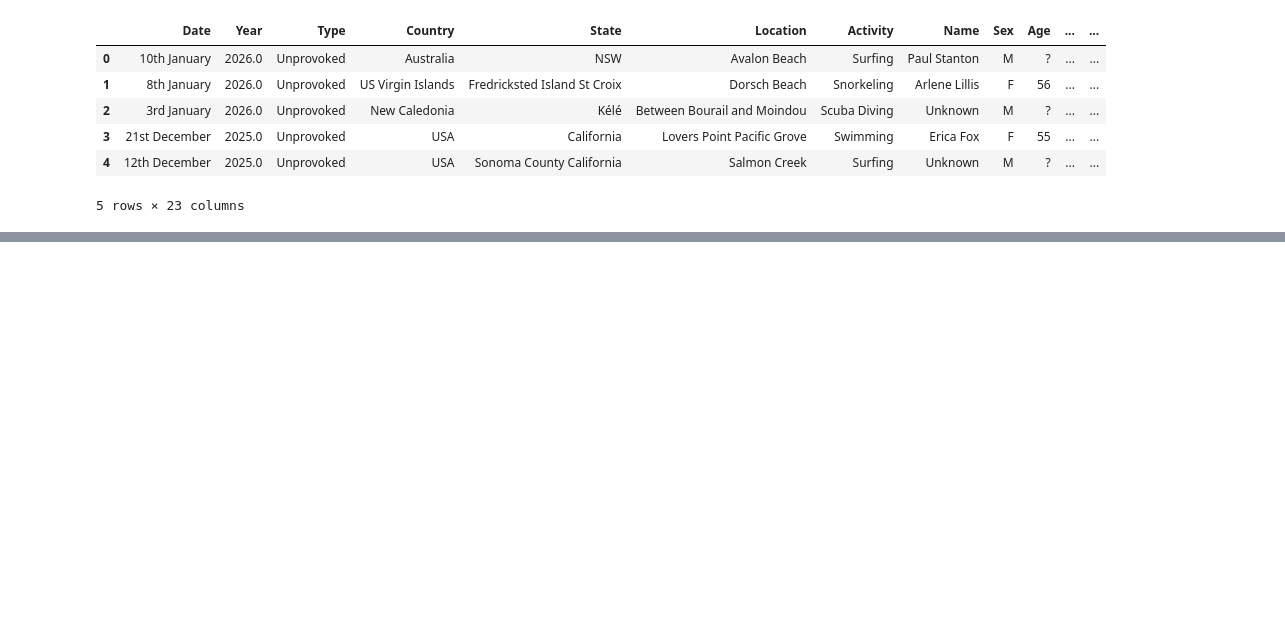
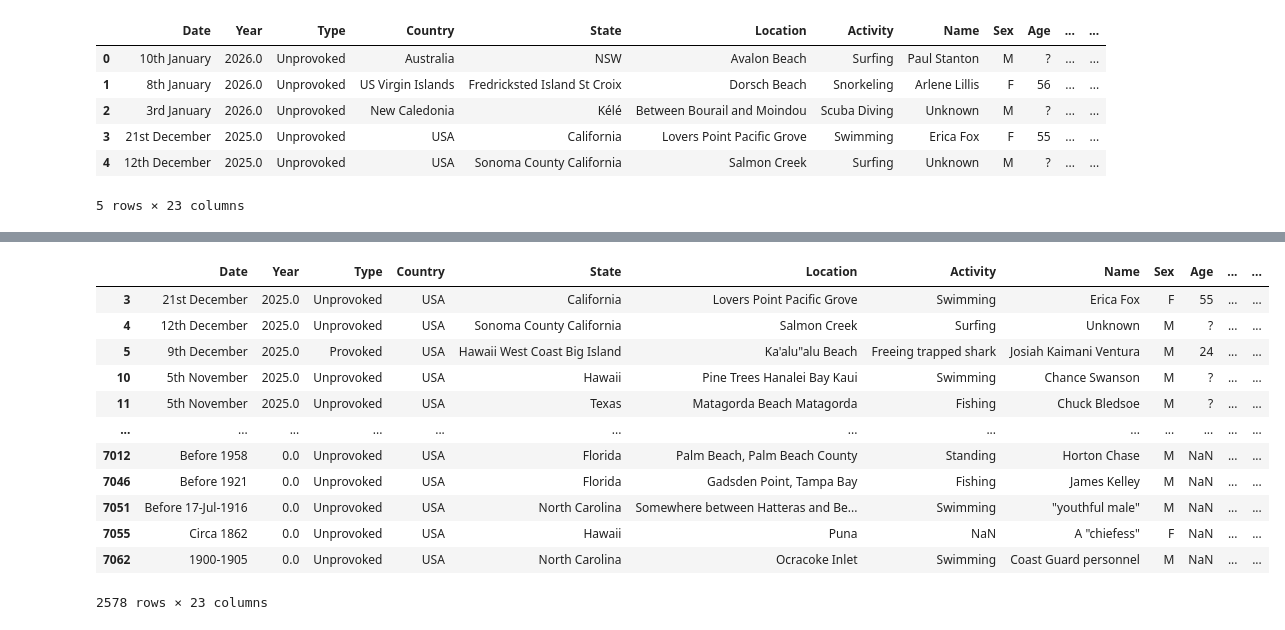
Before and after one commit to bperezlovisolo/clase_git_benjaminperez, a Jupyter notebook: data-cleaning.pandas.ipynb, the cells around one changed output, grey strips where cells are left out. Cells and saved outputs as stored; diff of their text form; code cells hidden in the pictures; blank space fills up the shorter version.

```diff
--- a/data-cleaning.pandas.ipynb
+++ b/data-cleaning.pandas.ipynb
@@ -28,0 +137,17 @@ proyect_sharks.head()
+# %%
+usa_counts = proyect_sharks.loc[proyect_sharks['Country'] == 'USA']
+usa_counts
+# %% [output]
+|  | Date | Year | Type | Country | State | Location | Activity | Name | Sex | Age | ... | ... |
+| 3 | 21st December | 2025.0 | Unprovoked | USA | California | Lovers Point Pacific Grove | Swimming | Erica Fox | F | 55 | ... | ... |
+| 4 | 12th December | 2025.0 | Unprovoked | USA | Sonoma County California | Salmon Creek | Surfing | Unknown | M | ? | ... | ... |
+| 5 | 9th December | 2025.0 | Provoked | USA | Hawaii West Coast Big Island | Ka'alu"alu Beach | Freeing trapped shark | Josiah Kaimani Ventura | M | 24 | ... | ... |
+| 10 | 5th November | 2025.0 | Unprovoked | USA | Hawaii | Pine Trees Hanalei Bay Kaui | Swimming | Chance Swanson | M | ? | ... | ... |
+| 11 | 5th November | 2025.0 | Unprovoked | USA | Texas | Matagorda Beach Matagorda | Fishing | Chuck Bledsoe | M | ? | ... | ... |
+| ... | ... | ... | ... | ... | ... | ... | ... | ... | ... | ... | ... | ... |
+| 7012 | Before 1958 | 0.0 | Unprovoked | USA | Florida | Palm Beach, Palm Beach County | Standing | Horton Chase | M | NaN | ... | ... |
+| 7046 | Before 1921 | 0.0 | Unprovoked | USA | Florida | Gadsden Point, Tampa Bay | Fishing | James Kelley | M | NaN | ... | ... |
+| 7051 | Before 17-Jul-1916 | 0.0 | Unprovoked | USA | North Carolina | Somewhere between Hatteras and Be... | Swimming | "youthful male" | M | NaN | ... | ... |
+| 7055 | Circa 1862 | 0.0 | Unprovoked | USA | Hawaii | Puna | NaN | A "chiefess" | F | NaN | ... | ... |
+| 7062 | 1900-1905 | 0.0 | Unprovoked | USA | North Carolina | Ocracoke Inlet | Swimming | Coast Guard personnel | M | NaN | ... | ... |
+2578 rows × 23 columns
```
Also changed, not shown: parts of 9 cells of this notebook.
